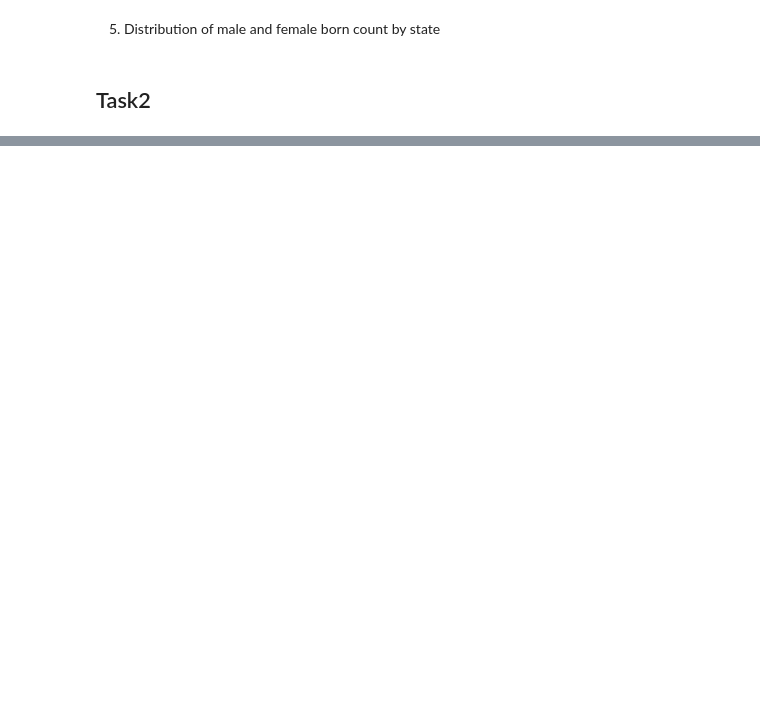
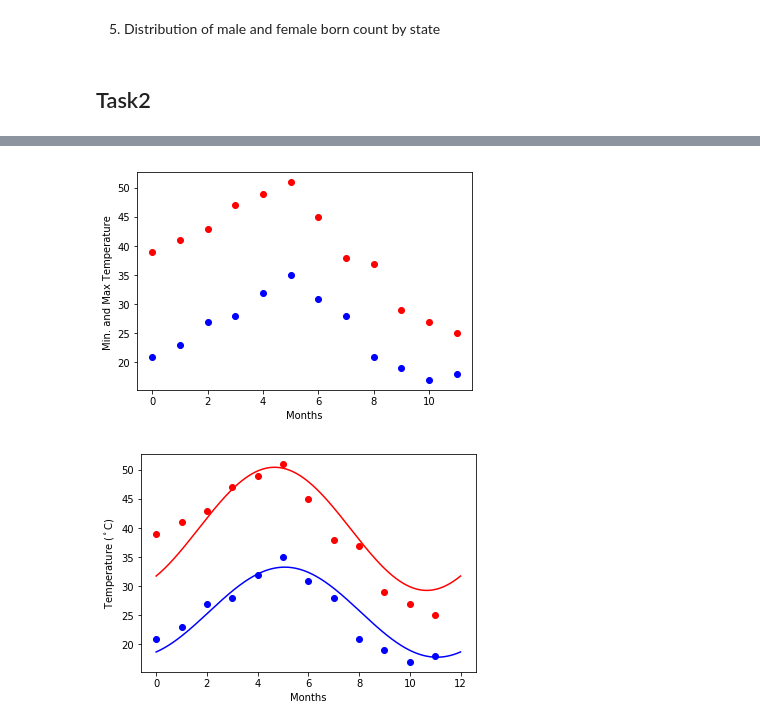
Before and after one commit to sraziq/Assignment5, a Jupyter notebook: Assignment5.ipynb, the cells around one changed output, grey strips where cells are left out. Saved outputs shown, nothing was run; the diff lists cells and outputs as text; code cells hidden in the pictures; blank space fills up the shorter version.

```diff
--- a/Assignment5.ipynb
+++ b/Assignment5.ipynb
@@ -38,0 +108,37 @@ pd.crosstab(index=data.Gender,columns=df.State) # pd.pivot_table
+# %%
+max_temp = [39,41,43,47,49,51,45,38,37,29,27,25] # Give max. temp.
+min_temp = [21,23,27,28,32,35,31,28,21,19,17,18] # givein min. temp.
+
+import matplotlib.pyplot as plt # for ploting the data points
+
+import numpy as np # numpy used for calulation over array
+
+np_max = np.array(max_temp) # Converting list into array
+np_min = np.array(min_temp)
+months_in_year = np.arange(12) # months in years
+plt.plot(months_in_year,np_max,'ro')
+plt.plot(months_in_year,np_min, 'bo')
+plt.xlabel('Months')
+plt.ylabel("Min. and Max Temperature ")
+
+from scipy import  optimize
+
+def yearly_temps(times, avg, ampl, time_offset):
+    return (avg + ampl * np.cos((times + time_offset) * 2 * np.pi / times.max()))
+
+res_max, cov_max = optimize.curve_fit(yearly_temps, months_in_year,np_max, [20, 10, 0])
+res_min, cov_min = optimize.curve_fit(yearly_temps, months_in_year,np_min, [-40, 20, 0])
+days = np.linspace(0, 12, num=365)
+plt.figure()
+
+plt.plot(months_in_year, np_max, 'ro')
+plt.plot(days, yearly_temps(days, *res_max), 'r-')
+plt.plot(months_in_year, np_min, 'bo')
+plt.plot(days, yearly_temps(days, *res_min), 'b-')
+
+plt.ylabel('Temperature ($^\circ$C)')
+plt.xlabel('Months')
+plt.show()
+# %% [output]
+[figure, added]
+[figure, added]
```
Also changed, not shown: parts of 14 cells of this notebook.
